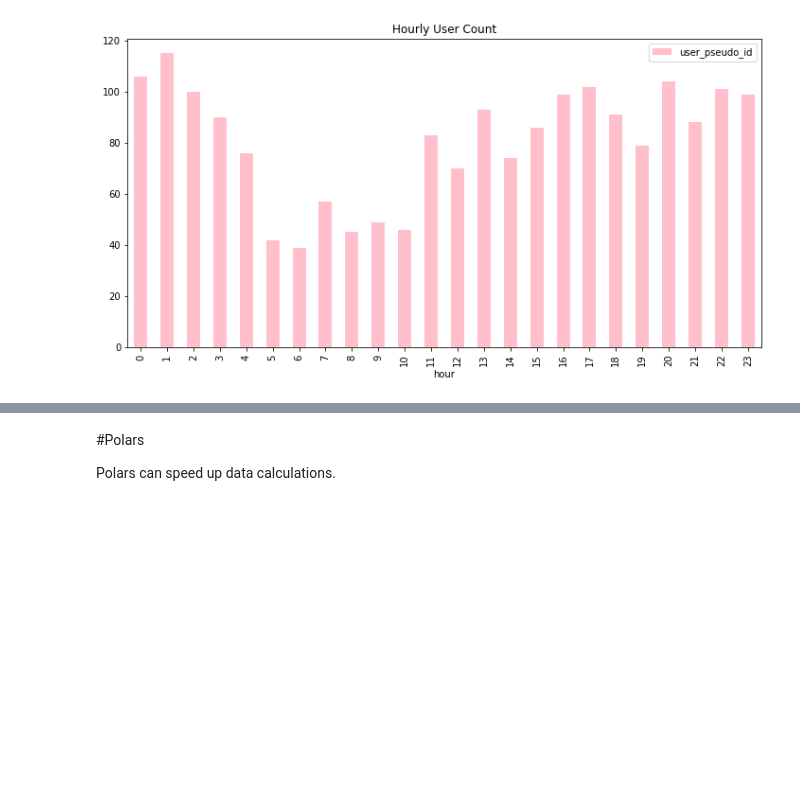
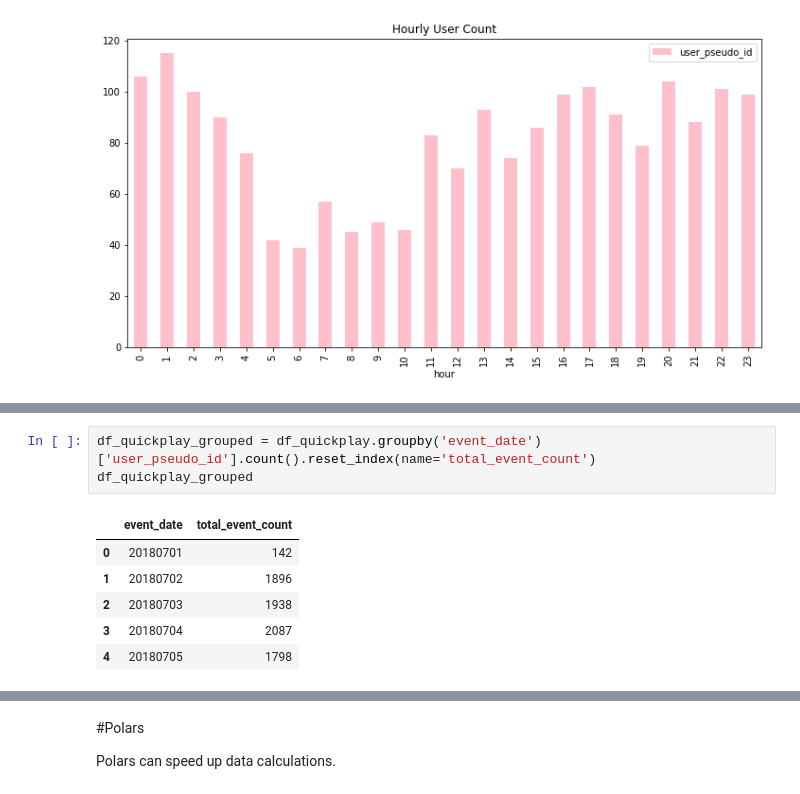
Before and after one commit to violettance/python_wrangling, a Jupyter notebook: FloodIt/FloodIt Data Wrangling.ipynb, the cells around one changed output, grey strips where cells are left out. Cells and saved outputs as stored; diff of their text form; blank space fills up the shorter version.

```diff
--- a/FloodIt/FloodIt Data Wrangling.ipynb
+++ b/FloodIt/FloodIt Data Wrangling.ipynb
@@ -192,0 +203,10 @@ df_hourly_counts.plot(kind='bar', figsize=(12, 6), title='Hourly User Count', co
+# %%
+df_quickplay_grouped = df_quickplay.groupby('event_date')['user_pseudo_id'].count().reset_index(name='total_event_count')
+df_quickplay_grouped
+# %% [output]
+|  | event_date | total_event_count |
+| 0 | 20180701 | 142 |
+| 1 | 20180702 | 1896 |
+| 2 | 20180703 | 1938 |
+| 3 | 20180704 | 2087 |
+| 4 | 20180705 | 1798 |
```
Also changed, not shown: parts of 10 cells of this notebook, 1 other file.
